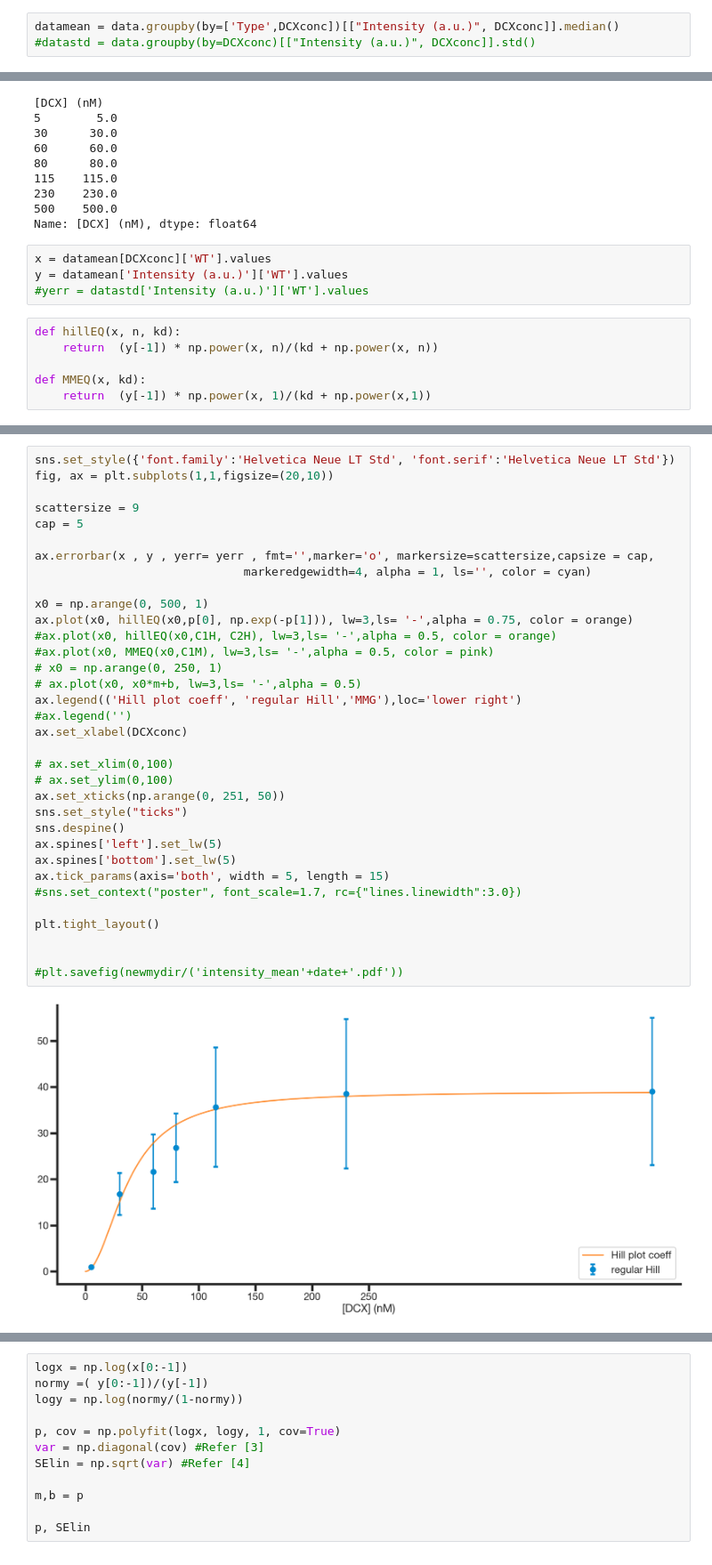
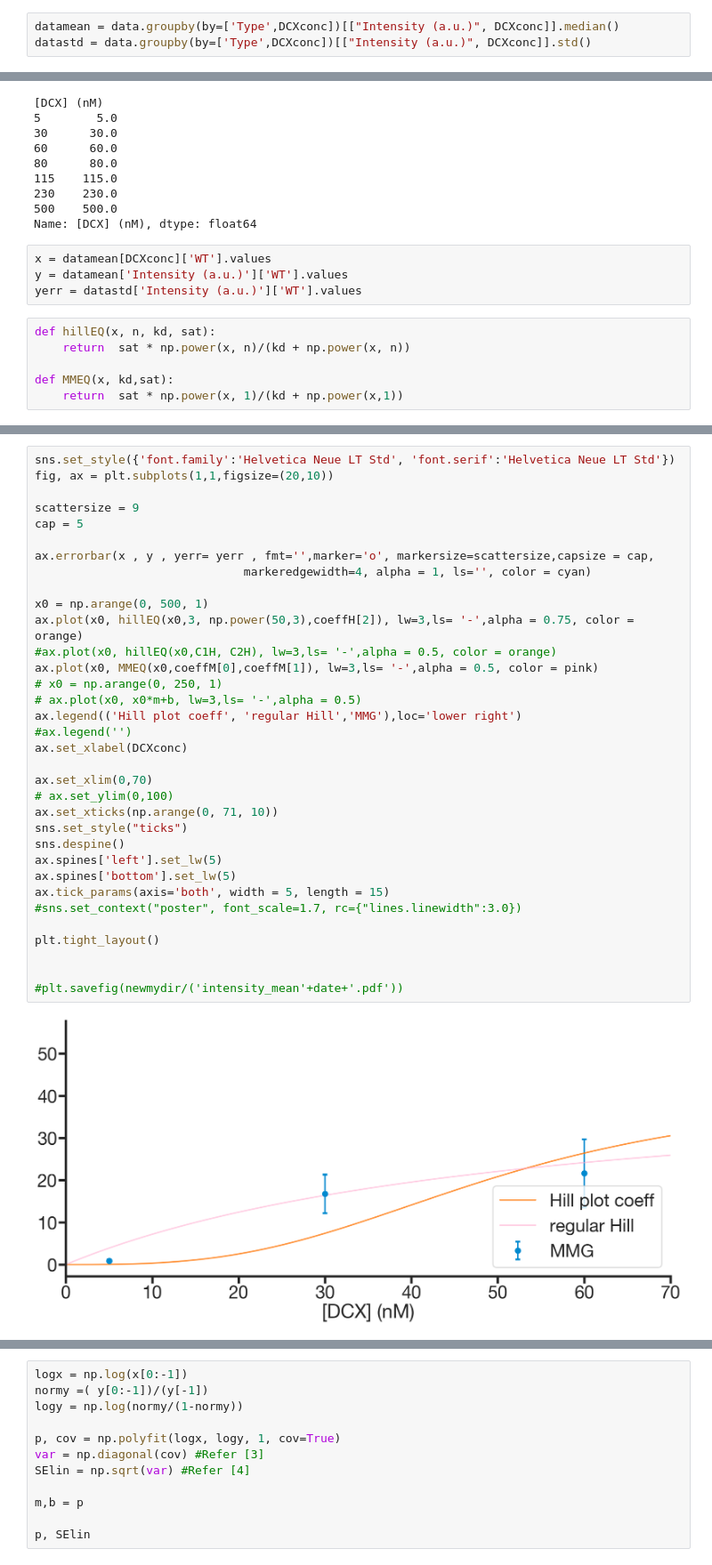
Before and after one commit to sofiacruzt/sofia-brouhardlab, a Jupyter notebook: dynamics/EJCB2023/Intensity-medianBkgrdSubs.ipynb, the cells around one changed output, grey strips where cells are left out. Shown at 89% size. Saved outputs shown, nothing was run; the diff lists cells and outputs as text.

```diff
--- a/dynamics/EJCB2023/Intensity-medianBkgrdSubs.ipynb
+++ b/dynamics/EJCB2023/Intensity-medianBkgrdSubs.ipynb
@@ -285,6 +286,6 @@ plt.tight_layout()
 # %%
 datamean = data.groupby(by=['Type',DCXconc])[["Intensity (a.u.)", DCXconc]].median()
-#datastd = data.groupby(by=DCXconc)[["Intensity (a.u.)", DCXconc]].std()
+datastd = data.groupby(by=['Type',DCXconc])[["Intensity (a.u.)", DCXconc]].std()
 # %%
 datamean
 # %% [output]
@@ -334,13 +325,13 @@ Name: [DCX] (nM), dtype: float64
 # %%
 x = datamean[DCXconc]['WT'].values
 y = datamean['Intensity (a.u.)']['WT'].values
-#yerr = datastd['Intensity (a.u.)']['WT'].values
+yerr = datastd['Intensity (a.u.)']['WT'].values
 # %%
-def hillEQ(x, n, kd):
-    return  (y[-1]) * np.power(x, n)/(kd + np.power(x, n))
+def hillEQ(x, n, kd, sat):
+    return  sat * np.power(x, n)/(kd + np.power(x, n))
 
-def MMEQ(x, kd):
-    return  (y[-1]) * np.power(x, 1)/(kd + np.power(x,1))
+def MMEQ(x, kd,sat):
+    return  sat * np.power(x, 1)/(kd + np.power(x,1))
 # %%
 coeffH, var_matrixH = sp.optimize.curve_fit(hillEQ,x,y)
 
@@ -371,35 +366,35 @@ array([0.37975639])
 sns.set_style({'font.family':'Helvetica Neue LT Std', 'font.serif':'Helvetica Neue LT Std'})
 fig, ax = plt.subplots(1,1,figsize=(20,10))
 
 scattersize = 9
 cap = 5
 
 ax.errorbar(x , y , yerr= yerr , fmt='',marker='o', markersize=scattersize,capsize = cap,
                               markeredgewidth=4, alpha = 1, ls='', color = cyan)
 
 x0 = np.arange(0, 500, 1)
-ax.plot(x0, hillEQ(x0,p[0], np.exp(-p[1])), lw=3,ls= '-',alpha = 0.75, color = orange)
+ax.plot(x0, hillEQ(x0,3, np.power(50,3),coeffH[2]), lw=3,ls= '-',alpha = 0.75, color = orange)
 #ax.plot(x0, hillEQ(x0,C1H, C2H), lw=3,ls= '-',alpha = 0.5, color = orange)
-#ax.plot(x0, MMEQ(x0,C1M), lw=3,ls= '-',alpha = 0.5, color = pink)
+ax.plot(x0, MMEQ(x0,coeffM[0],coeffM[1]), lw=3,ls= '-',alpha = 0.5, color = pink)
 # x0 = np.arange(0, 250, 1)
 # ax.plot(x0, x0*m+b, lw=3,ls= '-',alpha = 0.5)
 ax.legend(('Hill plot coeff', 'regular Hill','MMG'),loc='lower right')
 #ax.legend('')
 ax.set_xlabel(DCXconc)
 
-# ax.set_xlim(0,100)
+ax.set_xlim(0,70)
 # ax.set_ylim(0,100)
-ax.set_xticks(np.arange(0, 251, 50))
+ax.set_xticks(np.arange(0, 71, 10))
 sns.set_style("ticks")
 sns.despine()
 ax.spines['left'].set_lw(5)
 ax.spines['bottom'].set_lw(5)
 ax.tick_params(axis='both', width = 5, length = 15)
 #sns.set_context("poster", font_scale=1.7, rc={"lines.linewidth":3.0})
 
 plt.tight_layout()
 
 
 #plt.savefig(newmydir/('intensity_mean'+date+'.pdf'))
 # %% [output]
-[figure, old version]
+[figure, new version]
```
Also changed, not shown: parts of 13 cells of this notebook.
